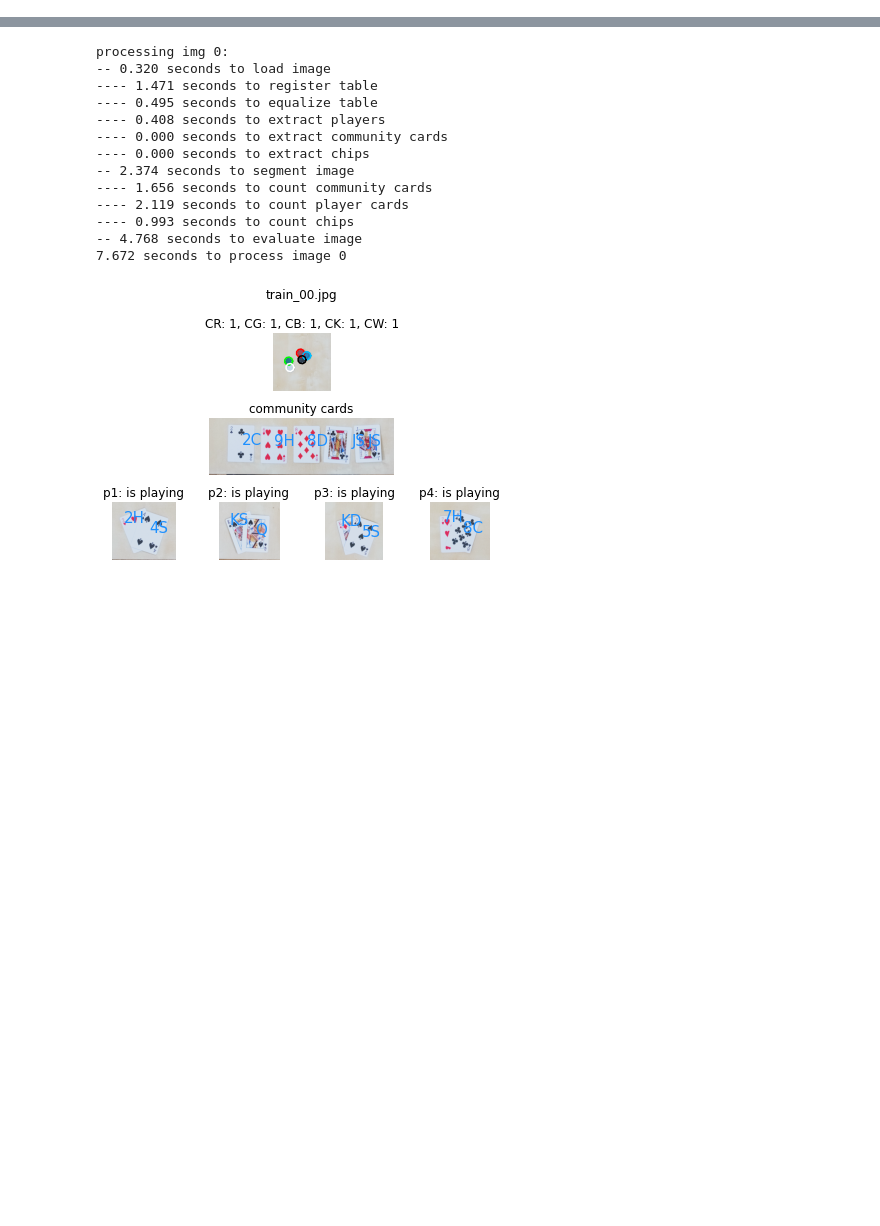
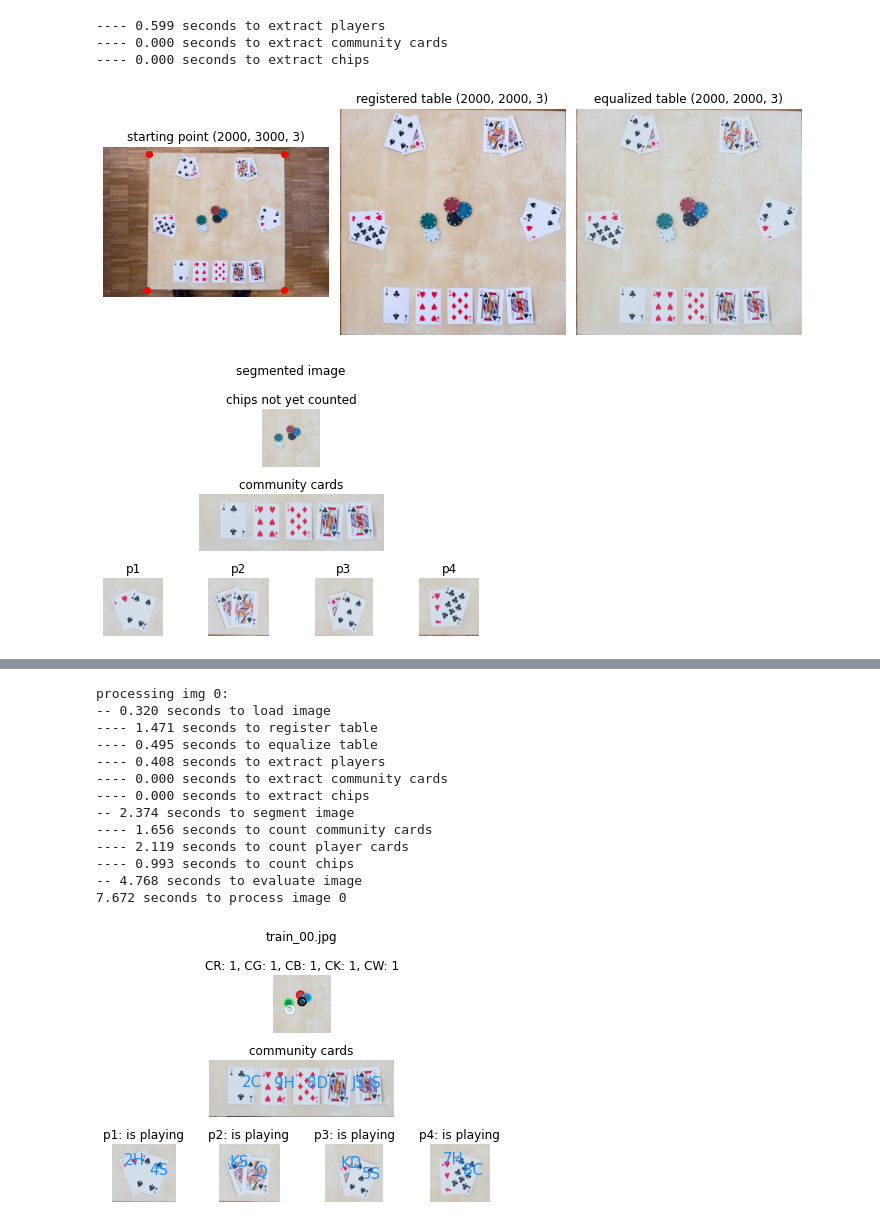
Before and after one commit to mbiselx/ImgAnlNPatRec, a Jupyter notebook: project/test_preprocessing.ipynb, the cells around one changed output, grey strips where cells are left out. Cells and saved outputs as stored; diff of their text form; code cells hidden in the pictures; blank space fills up the shorter version.

```diff
--- a/project/test_preprocessing.ipynb
+++ b/project/test_preprocessing.ipynb
@@ -14,0 +104,34 @@ from evaluate_cards import *
+# %%
+# the starting point
+fig, axes = plt.subplots(1, 3, figsize=(10, 10))
+img = get_img()[::2, ::2, :] # downsample because laptop can't handle the big image
+show_img(img, 'starting point', ax=axes[0])
+
+# register the table
+table, corners = register_table(img, autoscale=True)
+axes[0].scatter(corners[:,0], corners[:,1], color='r')
+show_img(table,    'registered table', ax=axes[1])
+del img
+
+# apply color/brightness equalization
+table_eq = apply_statistical_equalization(table, target_std=None)
+show_img(table_eq, 'equalized table',  ax=axes[2])
+del table, corners
+
+# segment table
+segments = TableSegments(table_eq, is_registered=True, is_equalized=True)
+segments.show('segmented image')
+del table_eq
+
+# show the stuff
+plt.show()
+
+# free memory
+segments.save()
+del segments
+# %% [output]
+---- 0.599 seconds to extract players
+---- 0.000 seconds to extract community cards
+---- 0.000 seconds to extract chips
+[figure, added]
+[figure, added]
```
Also changed, not shown: parts of 16 cells of this notebook, 8 other files.
